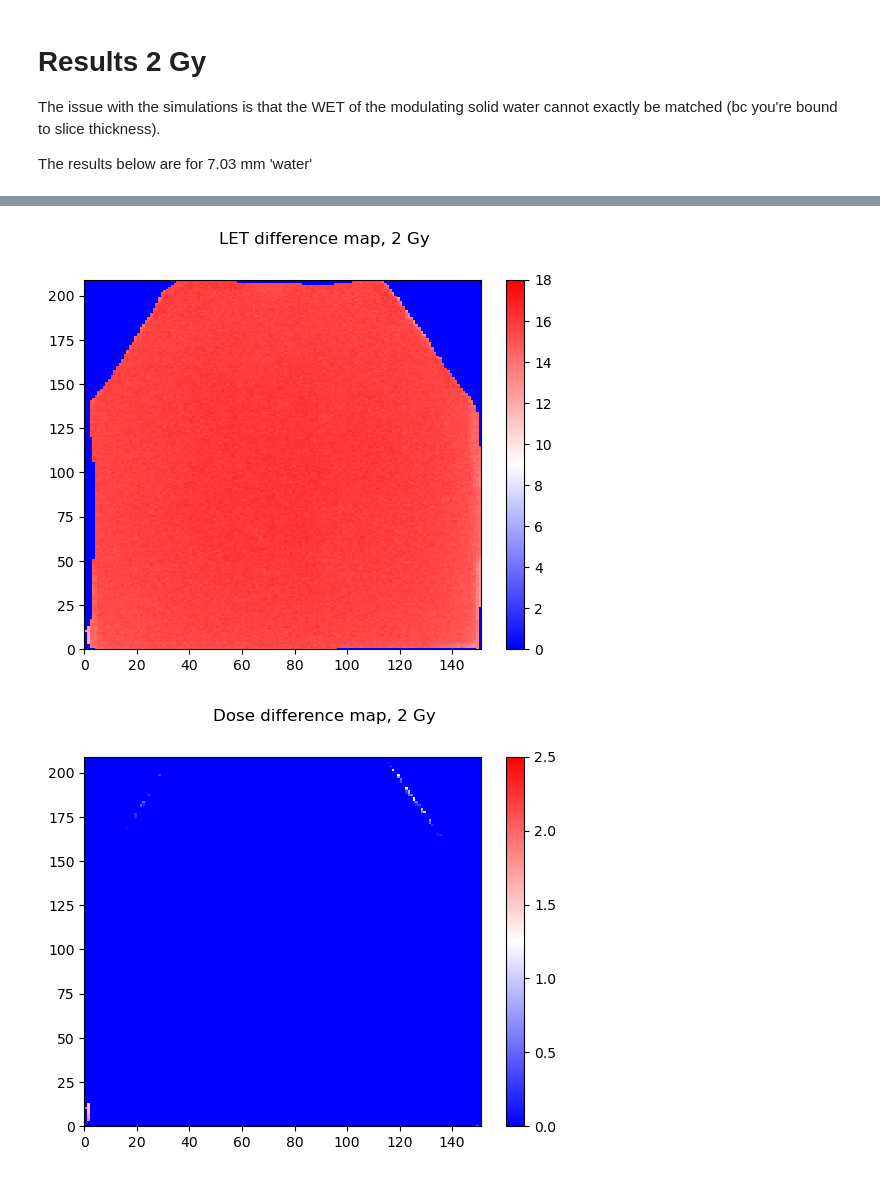
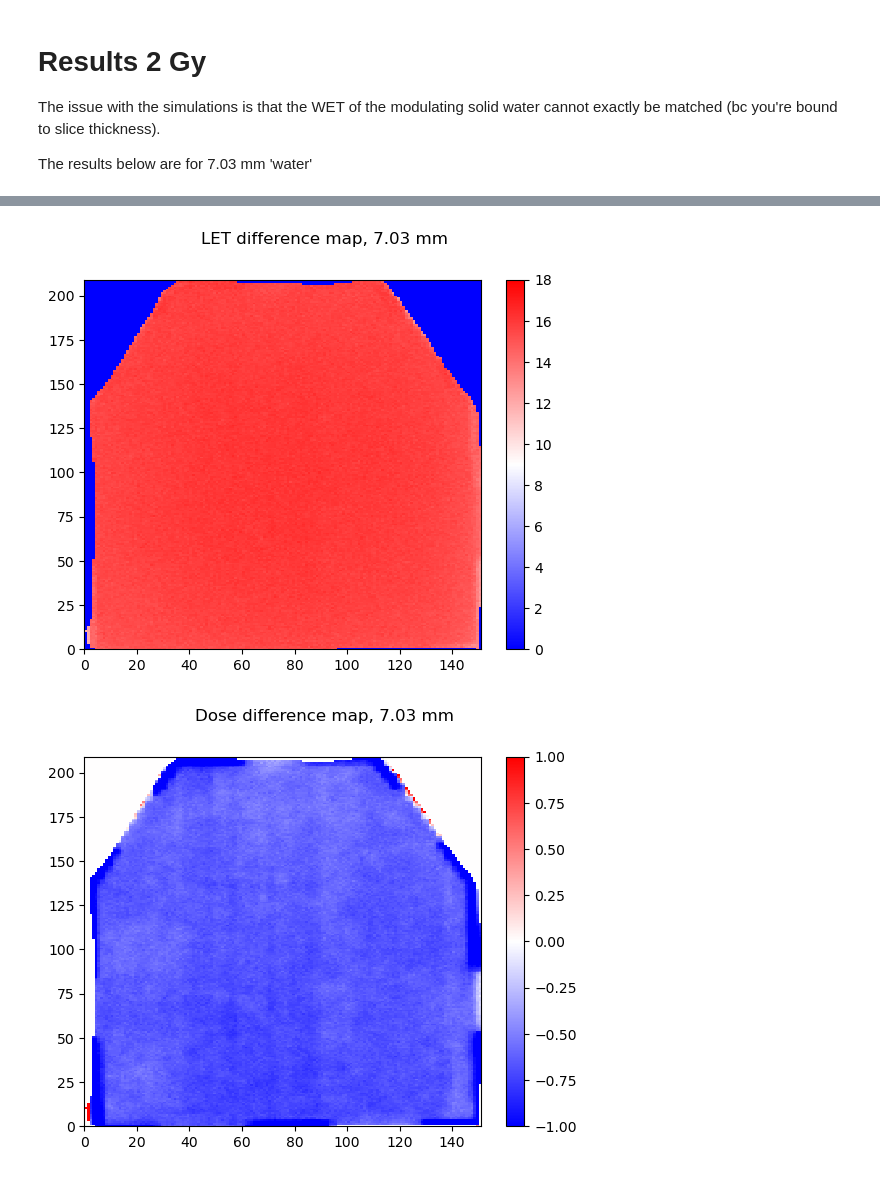
Before and after one commit to BrittHaanen15/Thesis_project, a Jupyter notebook: Python codes/Analysis of RayStation simulation.ipynb, the cells around one changed output, grey strips where cells are left out. Drawn from its saved outputs; the diff is of its cells as text; code cells hidden in the pictures.

```diff
--- a/Python codes/Analysis of RayStation simulation.ipynb
+++ b/Python codes/Analysis of RayStation simulation.ipynb
@@ -141,7 +141,7 @@ def Calculate_BP_Positions(path_pos1, path_pos2, nominal_dose):
 
     fig, axes = plt.subplots(nrows=1,ncols=2, figsize=(12, 4))
 
-    plt.suptitle('Dose maps for both BP positions, ' + str(nominal_dose) + ' Gy')
+    plt.suptitle('Dose maps for both BP positions, ' + str(nominal_dose) + ' mm')
     data = ((dose_pos1, dose_pos2))
     titles = (('Dose map proximal', 'Dose map distal'))
 
@@ -154,14 +154,14 @@ def Calculate_BP_Positions(path_pos1, path_pos2, nominal_dose):
 
     ### PLOTTING THE DIFFERENCE MAP ##############################################################################
     fig = plt.figure()
-    plt.suptitle('LET difference map, ' + str(nominal_dose) + ' Gy')
+    plt.suptitle('LET difference map, ' + str(nominal_dose) + ' mm')
     plt.pcolormesh(let_pos2 - let_pos1, cmap='bwr', vmin=0, vmax=18)
     plt.colorbar()
 
     ### PLOTTING THE DIFFERENCE MAP ##############################################################################
     fig = plt.figure()
-    plt.suptitle('Dose difference map, ' + str(nominal_dose) + ' Gy')
-    plt.pcolormesh(dose_pos2 - dose_pos1, cmap='bwr', vmin=0, vmax=2.5)
+    plt.suptitle('Dose difference map, ' + str(nominal_dose) + ' mm')
+    plt.pcolormesh(dose_pos2 - dose_pos1, cmap='bwr', vmin=-1, vmax=1)
     plt.colorbar()
 # %% [markdown]
 # Results 2 Gy
@@ -171,9 +171,9 @@ The issue with the simulations is that the WET of the modulating solid water can
 The results below are for 7.03 mm 'water'
 # %%
 path_lowLET = r"C:\Users\bhaan\Documents\#Master Degree\Thesis\Thesis_project\LET calculation in setup from RS sim\Final RS sims 69.87 MeV\Low LET\Final RS low LET 69.87 MeV.csv"
-path_highLET = r"C:\Users\bhaan\Documents\#Master Degree\Thesis\Thesis_project\LET calculation in setup from RS sim\Final RS sims 69.87 MeV\High LET\Final RS high LET 69.87 MeV.csv"
+path_highLET = r"C:\Users\bhaan\Documents\#Master Degree\Thesis\Thesis_project\LET calculation in setup from RS sim\Final RS sims 69.87 MeV\High LET\Final RS high LET 69.87 MeV (7.03 mm).csv"
 
-Calculate_BP_Positions(path_lowLET, path_highLET, 2)
+Calculate_BP_Positions(path_lowLET, path_highLET, 7.03)
 # %% [output]
 ----Proximal BP position data----
 Mean dose: 1.96 Gy
@@ -194,2 +194,2 @@ Min LET: 12.07 keV/um
-[figure, old version]
+[figure, new version]
-[figure, old version]
+[figure, new version]
```
Also changed, not shown: parts of 8 cells of this notebook, 3 other files.
